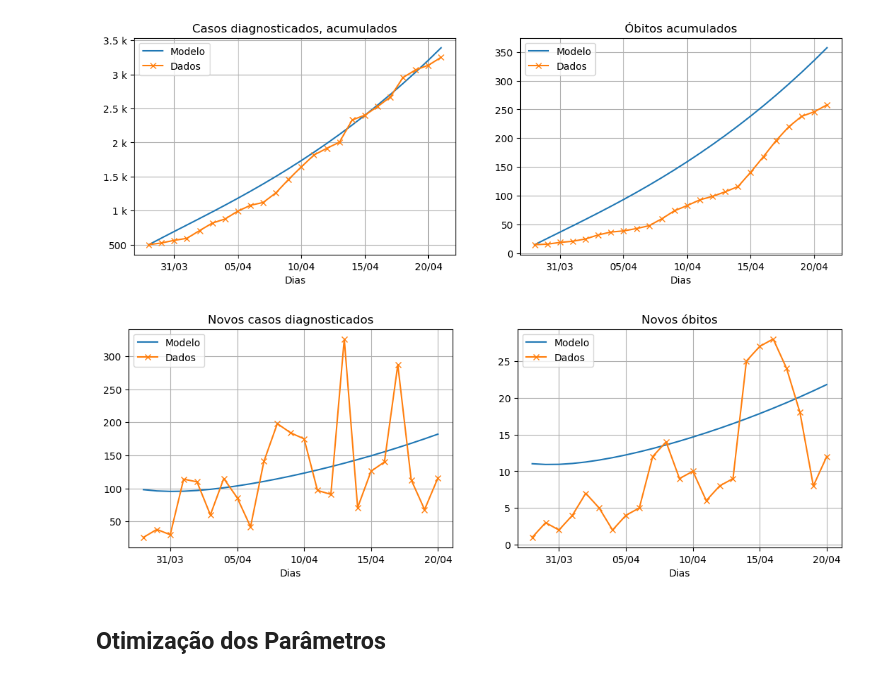
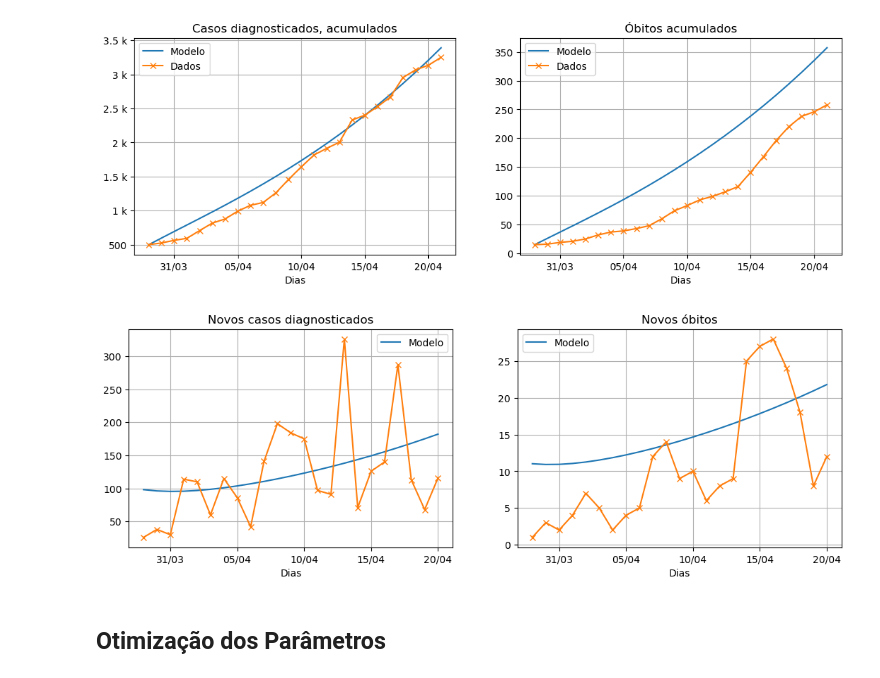
Before and after one commit to rafabench/modelo-covid19, a Jupyter notebook: notebooks/Higher Order Bayes rules for ODEs.ipynb, the cells around one changed output. Drawn from its saved outputs; the diff is of its cells as text; code cells hidden in the pictures.

```diff
--- a/notebooks/Higher Order Bayes rules for ODEs.ipynb
+++ b/notebooks/Higher Order Bayes rules for ODEs.ipynb
@@ -45,21 +48,21 @@ series = [sol[9,:],sol[10,:]]
 axs[1].set_title("Casos diagnosticados, acumulados")
 axs[2].set_title("Óbitos acumulados")
 for (ax,serie,data) in zip(axs,series,datas)
-    graph_py.plot_accum(serie, data,real_data = true, ax = ax,blur = 1.0, cor_dados = "x-")
+    graph_py.plot_accum(serie, data,real_data = true, ax = ax,blur = 1.0, cor_serie = "C0", cor_dados = "C1x-")
 end
 # %% [output]
 [figure]
 # %%
 fig, axs = PyPlot.subplots(ncols=2, figsize=(13,4))
 datas = [diagn_Rio,obitos_Rio]
 series = [sol[9,:],sol[10,:]]
 axs[1].set_title("Novos casos diagnosticados")
 axs[2].set_title("Novos óbitos")
 for (ax,serie,data) in zip(axs,series,datas)
-    graph_py.plot_daily(serie, data,real_data = true, ax = ax)
+    graph_py.plot_daily(serie, data,real_data = true, ax = ax, cor_serie = "C0", cor_dados = "C1x-")
 end
 # %% [output]
-[figure, old version]
+[figure, new version]
 # %% [markdown]
 ## Otimização dos Parâmetros
 # %%
```
Also changed, not shown: parts of 35 cells of this notebook, 1 other file.
